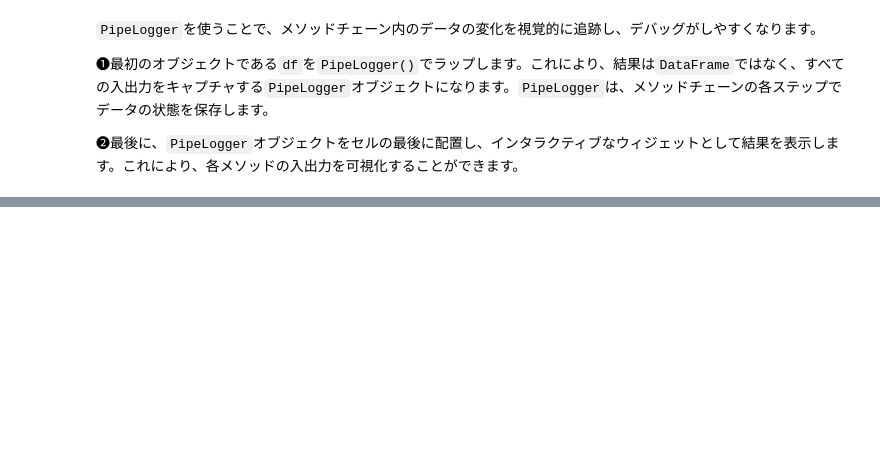
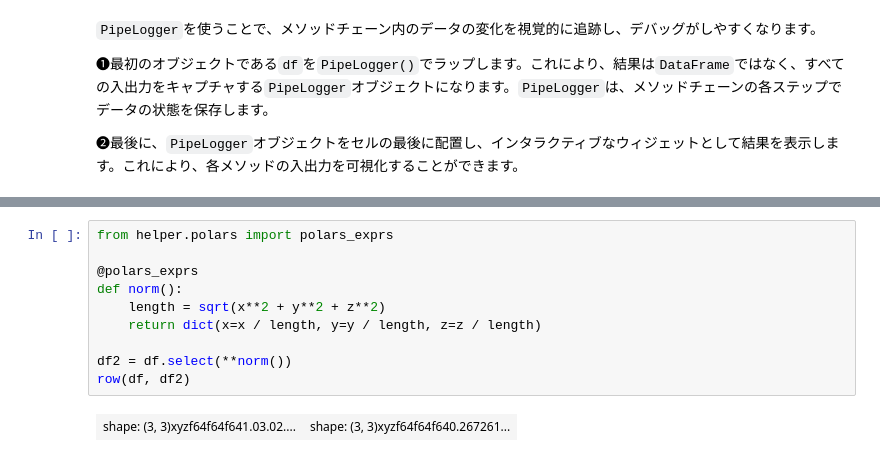
Before and after one commit to ruoyu0088/polars_guide, a Jupyter notebook: polars_guide/060_polars_tips.ipynb, the cells around one changed output, grey strips where cells are left out. Saved outputs shown, nothing was run; the diff lists cells and outputs as text; blank space fills up the shorter version.

```diff
--- a/polars_guide/060_polars_tips.ipynb
+++ b/polars_guide/060_polars_tips.ipynb
@@ -93,0 +117,12 @@ result #❷
+# %%
+from helper.polars import polars_exprs
+
+@polars_exprs
+def norm():
+    length = sqrt(x**2 + y**2 + z**2)
+    return dict(x=x / length, y=y / length, z=z / length)
+
+df2 = df.select(**norm())
+row(df, df2)
+# %% [output]
+| shape: (3, 3)xyzf64f64f641.03.02.... | shape: (3, 3)xyzf64f64f640.267261... |
```
Also changed, not shown: parts of 6 cells of this notebook, 2 other files.
